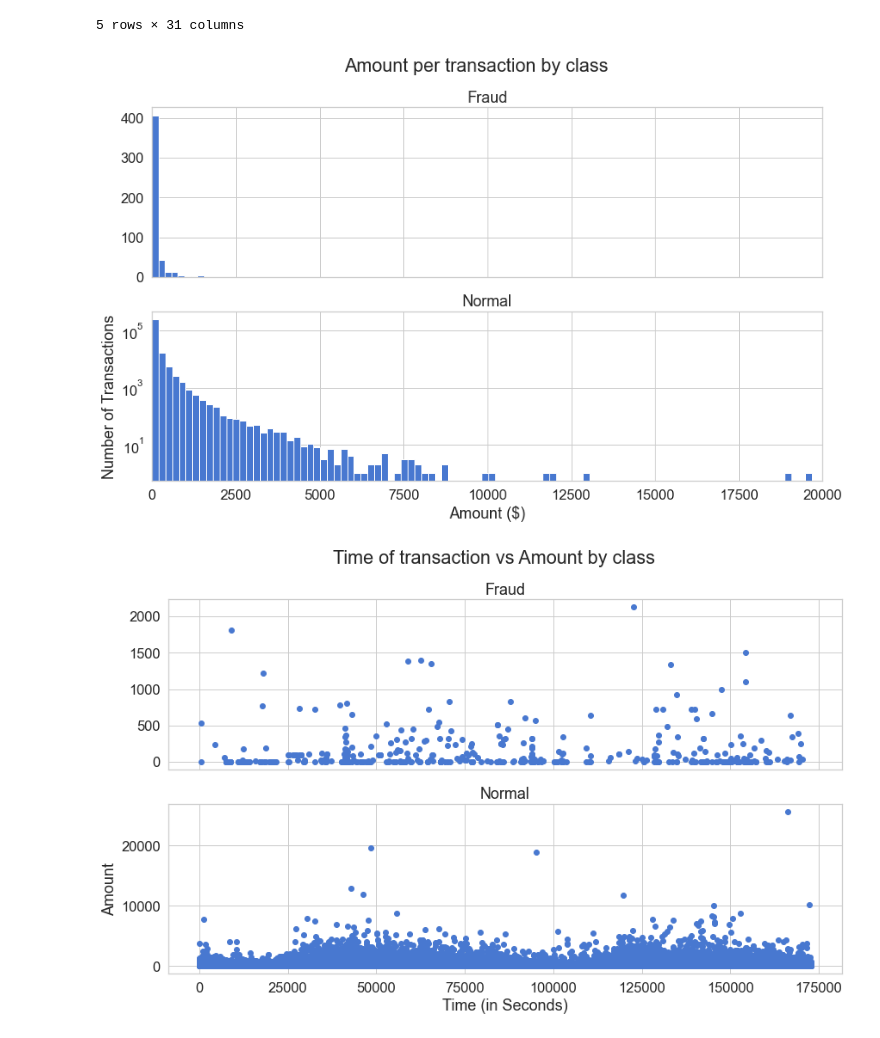
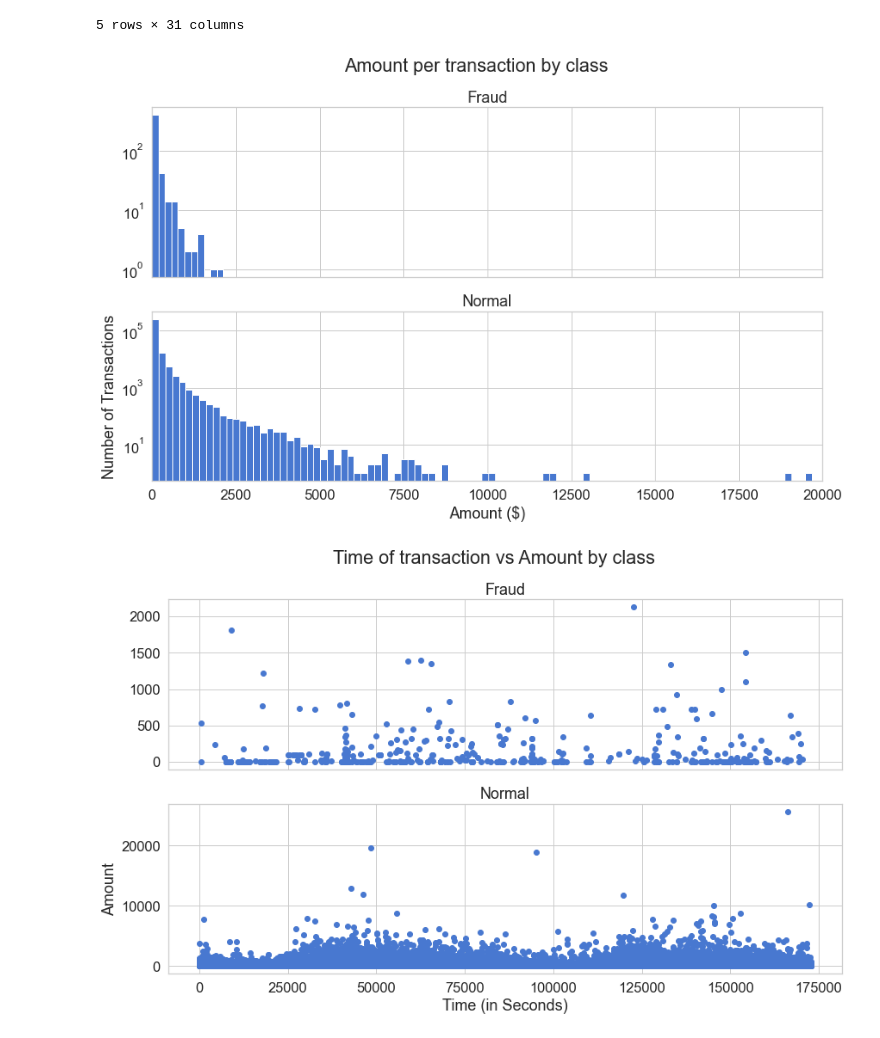
Before and after one commit to meuliano/ML_Credit_Card_Fraud_Detection, a Jupyter notebook: Matt_Autoencoder_testing.ipynb, the cells around one changed output. Drawn from its saved outputs; the diff is of its cells as text; code cells hidden in the pictures.

```diff
--- a/Matt_Autoencoder_testing.ipynb
+++ b/Matt_Autoencoder_testing.ipynb
@@ -57,23 +57,25 @@ df.head(5)
 # %%
 # Cost Trends
 # Plot amount per transaction for Fraud and Normal Transactions
 
 fig, (ax1, ax2) = plt.subplots(2, 1, sharex=True)
 fig.suptitle('Amount per transaction by class')
 
 ax1.hist(fraudsDF.Amount, bins = round(max(fraudsDF.Amount)/200))
 ax1.set_title('Fraud')
 
 ax2.hist(normalDF.Amount, bins = round(max(normalDF.Amount)/200))
 ax2.set_title('Normal')
 
 plt.xlabel('Amount ($)')
 plt.ylabel('Number of Transactions')
 plt.xlim((0, 20000))
-plt.yscale('log')
+ax1.set_yscale('log')
+ax2.set_yscale('log')
+# plt.yscale('log')
 plt.show();
 # %% [output]
-[figure, old version]
+[figure, new version]
 # %%
 # Time Trends
 fig, (ax1, ax2) = plt.subplots(2, 1, sharex=True)
```
Also changed, not shown: parts of 7 cells of this notebook.
